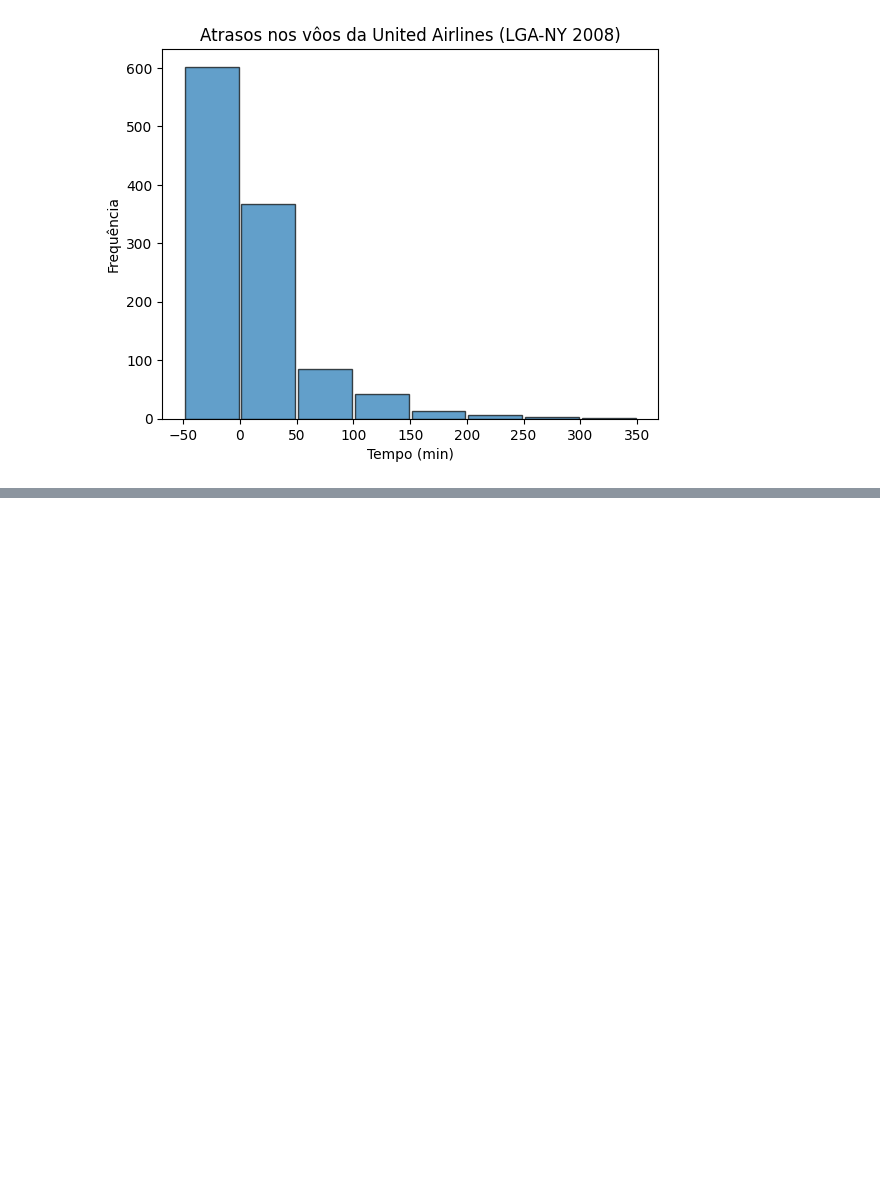
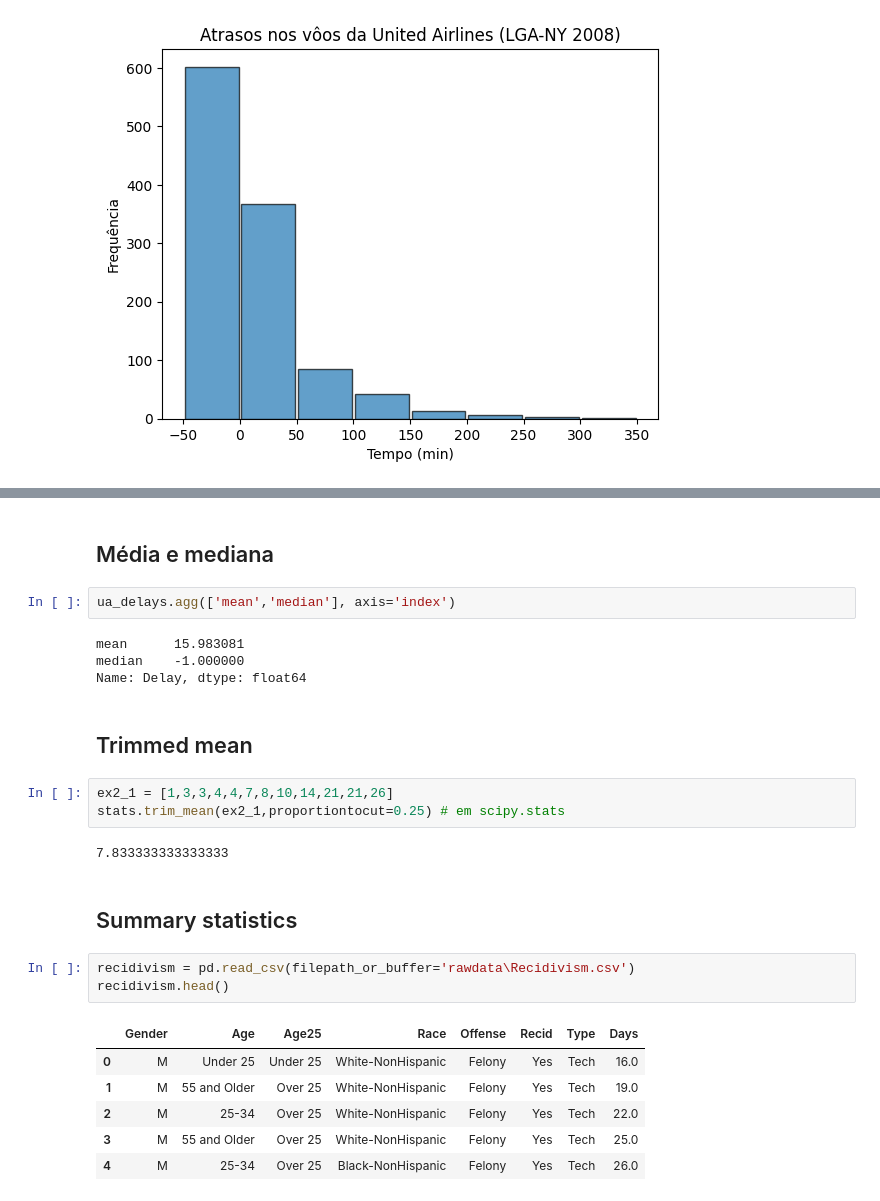
Before and after one commit to eduardo-kt/matstats_resampling_python, a Jupyter notebook: ch02_EDA.ipynb, the cells around one changed output, grey strips where cells are left out. Saved outputs shown, nothing was run; the diff lists cells and outputs as text; blank space fills up the shorter version.

```diff
--- a/ch02_EDA.ipynb
+++ b/ch02_EDA.ipynb
@@ -88,0 +101,27 @@ Numeric summaries - pagina 35
+# %% [markdown]
+## Média e mediana
+# %%
+ua_delays.agg(['mean','median'], axis='index')
+# %% [output]
+mean      15.983081
+median    -1.000000
+Name: Delay, dtype: float64
+# %% [markdown]
+## Trimmed mean
+# %%
+ex2_1 = [1,3,3,4,4,7,8,10,14,21,21,26]
+stats.trim_mean(ex2_1,proportiontocut=0.25) # em scipy.stats
+# %% [output]
+7.833333333333333
+# %% [markdown]
+## Summary statistics
+# %%
+recidivism = pd.read_csv(filepath_or_buffer='rawdata\Recidivism.csv')
+recidivism.head()
+# %% [output]
+|  | Gender | Age | Age25 | Race | Offense | Recid | Type | Days |
+| 0 | M | Under 25 | Under 25 | White-NonHispanic | Felony | Yes | Tech | 16.0 |
+| 1 | M | 55 and Older | Over 25 | White-NonHispanic | Felony | Yes | Tech | 19.0 |
+| 2 | M | 25-34 | Over 25 | White-NonHispanic | Felony | Yes | Tech | 22.0 |
+| 3 | M | 55 and Older | Over 25 | White-NonHispanic | Felony | Yes | Tech | 25.0 |
+| 4 | M | 25-34 | Over 25 | Black-NonHispanic | Felony | Yes | Tech | 26.0 |
```
Also changed, not shown: parts of 15 cells of this notebook, 1 other file.
